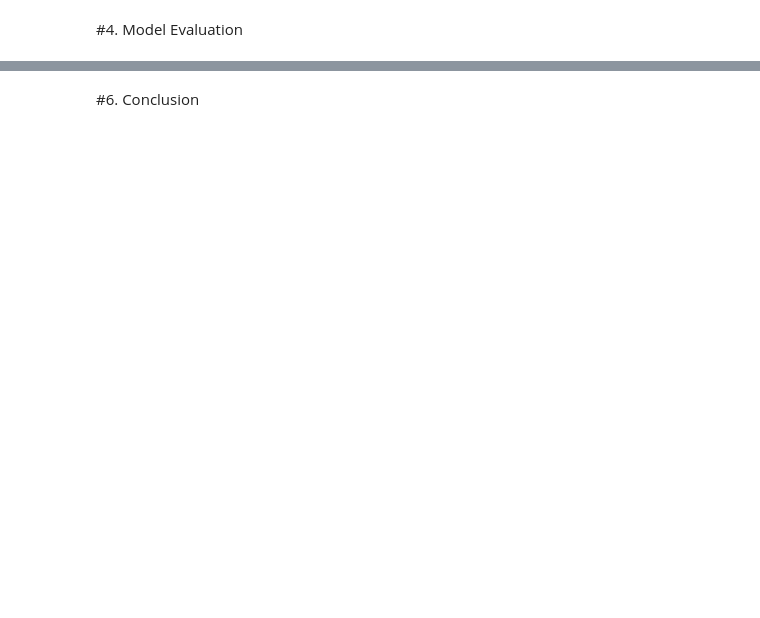
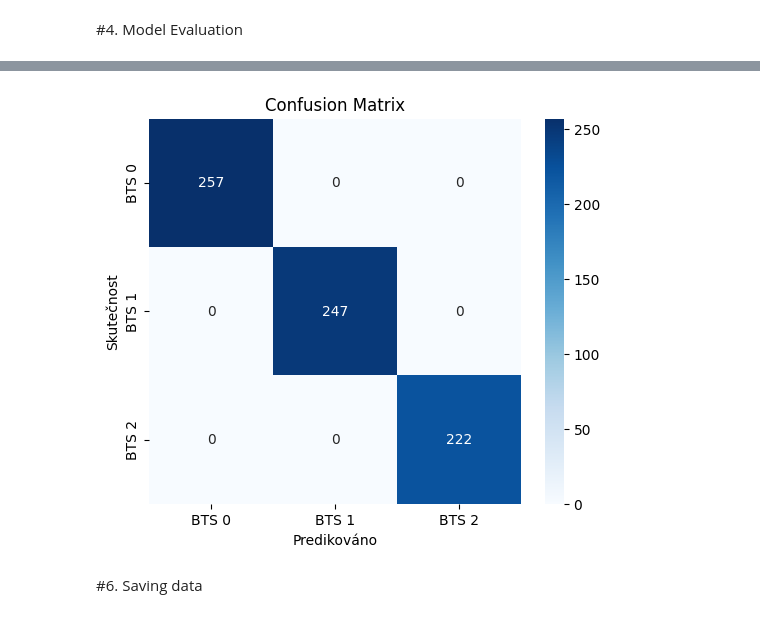
Before and after one commit to 240609/MLF, a Jupyter notebook: Project/Kopie_sešitu_Project.ipynb, the cells around one changed output, grey strips where cells are left out. Drawn from its saved outputs; the diff is of its cells as text; code cells hidden in the pictures; blank space fills up the shorter version.

```diff
--- a/Project/Kopie_sešitu_Project.ipynb
+++ b/Project/Kopie_sešitu_Project.ipynb
@@ -267,0 +303,21 @@ plt.show()
+# %%
+# Predikce pro validační data
+y_pred = model.predict(X_test_final)
+
+# Převedeme predikce i ground-truth zpět na třídy (0, 1, 2)
+y_pred_classes = np.argmax(y_pred, axis=1)
+y_true_classes = np.argmax(y_test_encoded, axis=1)
+
+# Vytvoření matice záměn
+cm = confusion_matrix(y_true_classes, y_pred_classes)
+
+# Vykreslení
+plt.figure(figsize=(6, 5))
+sns.heatmap(cm, annot=True, fmt='d', cmap='Blues',
+            xticklabels=['BTS 0', 'BTS 1', 'BTS 2'],
+            yticklabels=['BTS 0', 'BTS 1', 'BTS 2'])
+plt.xlabel('Predikováno')
+plt.ylabel('Skutečnost')
+plt.title('Confusion Matrix')
+plt.show()
+# %% [output]
@@ -268,2 +325,3 @@ plt.show()
+[figure, added]
 # %% [markdown]
-#6. Conclusion
+#6. Saving data
```
Also changed, not shown: parts of 17 cells of this notebook.
